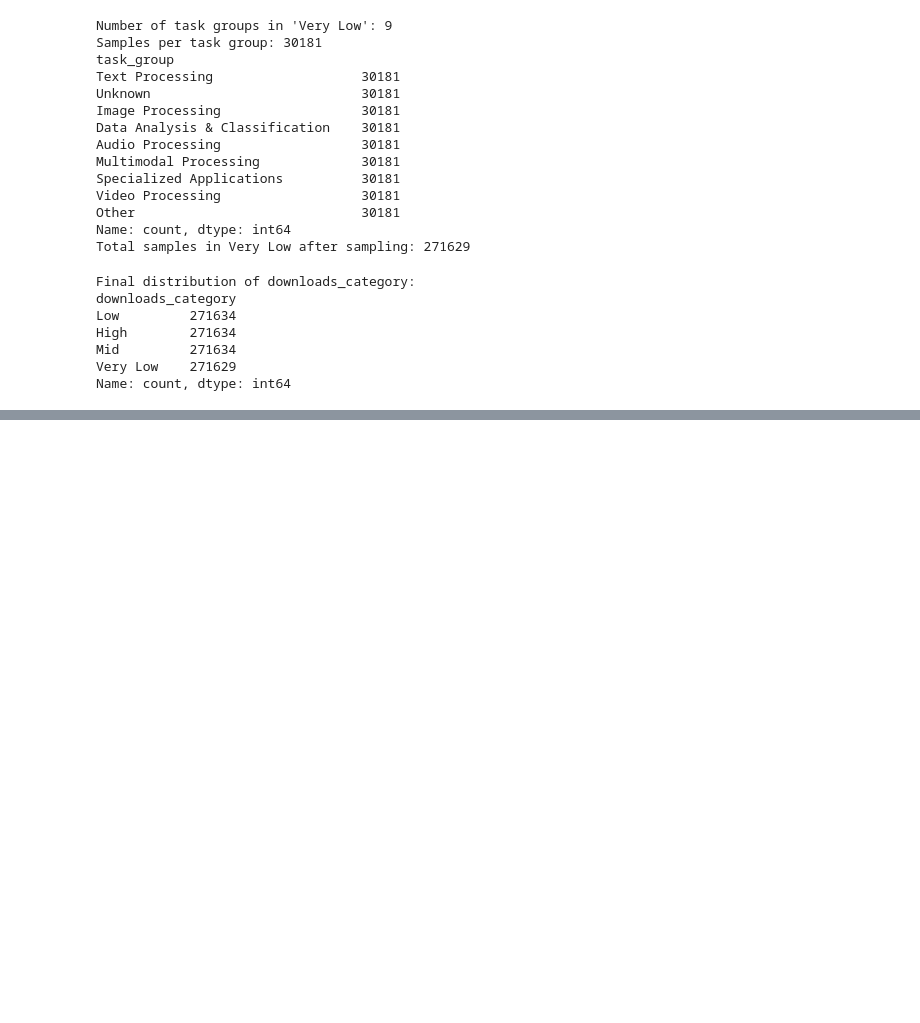
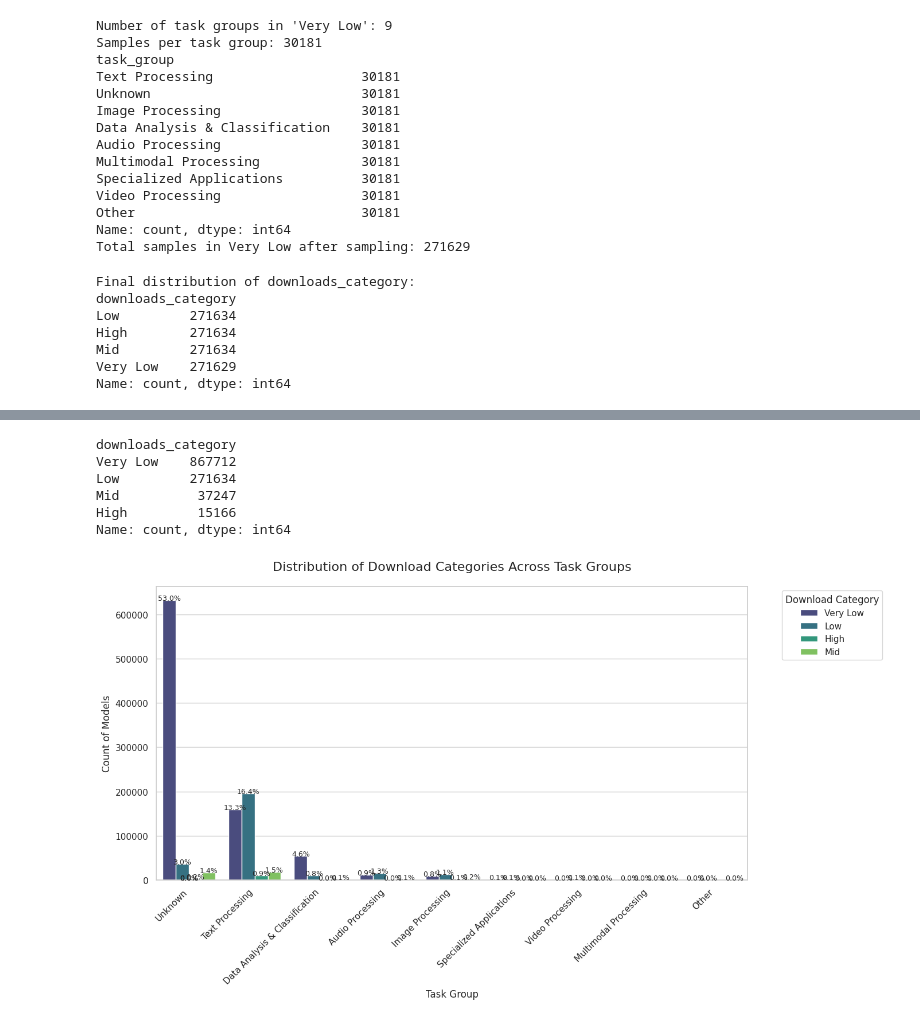
Before and after one commit to Sahil1709/POTNet, a Jupyter notebook: hf_data_generation.ipynb, the cells around one changed output, grey strips where cells are left out. Drawn from its saved outputs; the diff is of its cells as text; code cells hidden in the pictures; blank space fills up the shorter version.

```diff
--- a/hf_data_generation.ipynb
+++ b/hf_data_generation.ipynb
@@ -235,0 +239,3 @@ balanced_df.to_csv('data/generated_data/hf_11_24_balanced.csv', index=False)
+# %%
+df = pd.read_csv('data/hf_models_withmodelcard_nov2024.csv')[['task_group', 'author_category', 'language_category', 'downloads_category', 'location']]
+df.downloads_category.value_counts()
@@ -235,0 +319,47 @@ balanced_df.to_csv('data/generated_data/hf_11_24_balanced.csv', index=False)
+# %%
+import matplotlib.pyplot as plt
+import seaborn as sns
+import pandas as pd
+
+def create_distrib(df):
+    print(df.downloads_category.value_counts())
+    # Create a count plot
+    plt.figure(figsize=(14, 8))
+    sns.set_theme(style="whitegrid")
+
+    # Create grouped bar chart
+    ax = sns.countplot(
+        x="task_group",
+        hue="downloads_category",
+        data=df,
+        order=df['task_group'].value_counts().index,
+        palette="viridis"
+    )
+
+    # Customize plot
+    plt.title("Distribution of Download Categories Across Task Groups", fontsize=16, pad=20)
+    plt.xlabel("Task Group", fontsize=12)
+    plt.ylabel("Count of Models", fontsize=12)
+    plt.xticks(rotation=45, ha="right")
+
+    # Add percentage annotations
+    total = len(df)
+    for p in ax.patches:
+        height = p.get_height()
+        ax.text(p.get_x() + p.get_width()/2., height + 3,
+                f'{height/total:.1%}',
+                ha="center", fontsize=9)
+
+    plt.legend(title="Download Category", bbox_to_anchor=(1.05, 1), loc='upper left')
+    plt.tight_layout()
+    plt.show()
+# %%
+create_distrib(df)
+# %% [output]
+downloads_category
+Very Low    867712
+Low         271634
+Mid          37247
+High         15166
+Name: count, dtype: int64
+[figure, added]
```
Also changed, not shown: parts of 17 cells of this notebook, 10 other files.
